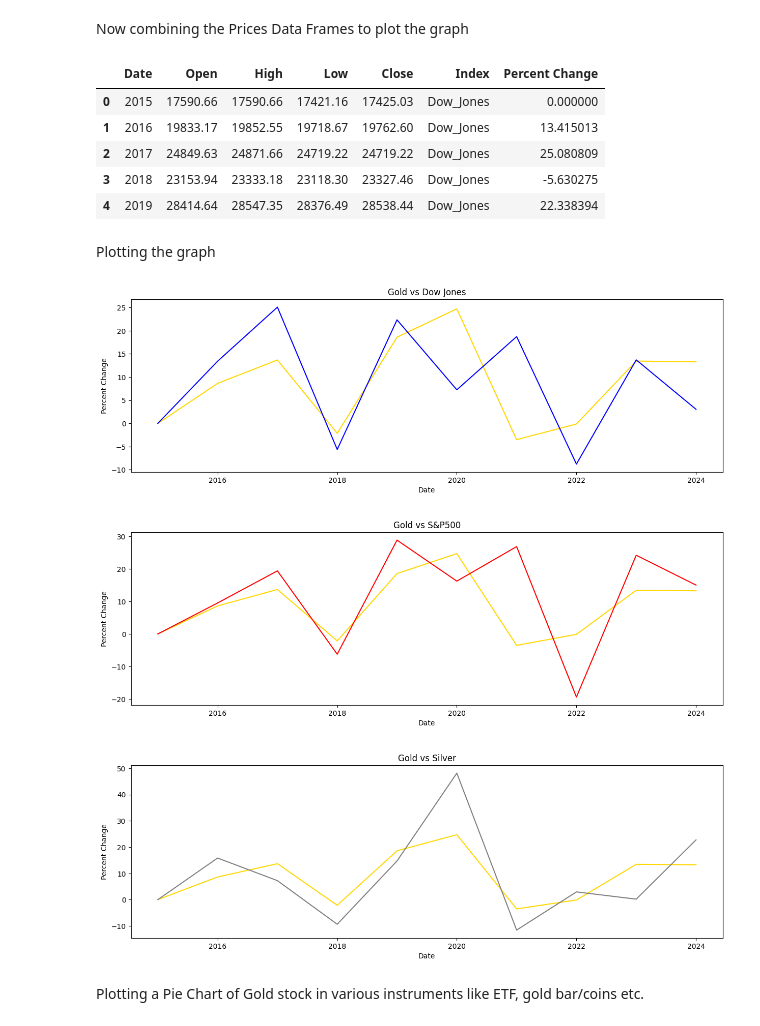
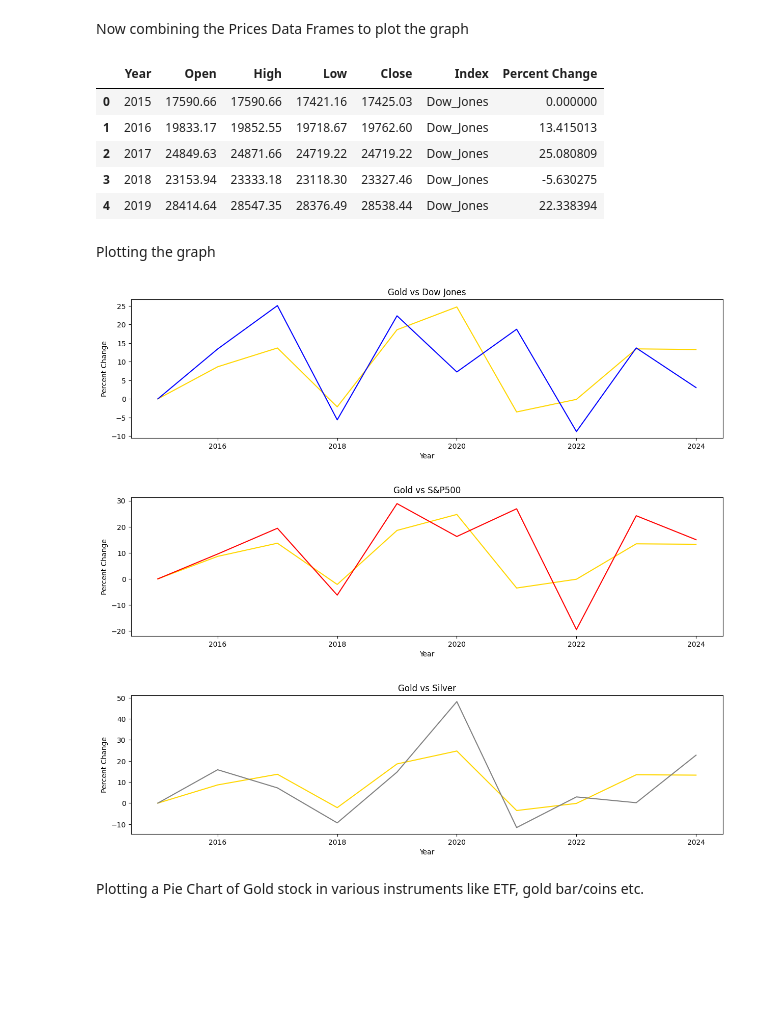
Before and after one commit to akash0214/Gold_Analysis, a Jupyter notebook: gold_eda.ipynb, the cells around one changed output. Drawn from its saved outputs; the diff is of its cells as text; code cells hidden in the pictures; blank space fills up the shorter version.

```diff
--- a/gold_eda.ipynb
+++ b/gold_eda.ipynb
@@ -44,6 +44,7 @@ dow_data.set_index('Date', inplace=True)
 dow_data = dow_data.resample('YE').last()   # resampling to year end data only
 dow_data.reset_index(inplace=True)
 dow_data['Date'] = dow_data['Date'].dt.year
+dow_data = dow_data.rename(columns={'Date': 'Year'})
 # Assigning the data into Data Frame
 dow_df = pd.DataFrame(dow_data)
 dow_df['Index'] = 'Dow_Jones'
@@ -68,6 +69,7 @@ snp_data.set_index('Date', inplace=True)
 snp_data = snp_data.resample('YE').last()   # Resampling data to end of year data only
 snp_data.reset_index(inplace=True)
 snp_data['Date'] = snp_data['Date'].dt.year
+snp_data = snp_data.rename(columns={'Date': 'Year'})
 # Assigning the data into Data Frame
 snp_df = pd.DataFrame(snp_data)
 snp_df['Index'] = 'S&P_500'
@@ -93,6 +95,7 @@ gold_price_data.reset_index(inplace=True)
 gold_price_data['Date'] = gold_price_data['Date'].dt.year
 gold_price_data = gold_price_data.rename(columns={'Close/Last': 'Close'})
 gold_price_data = gold_price_data[gold_price_data['Date'] >= 2015]
+gold_price_data = gold_price_data.rename(columns={'Date': 'Year'})
 # Assigning data into Data Frame
 price_gold_df = pd.DataFrame(gold_price_data)
 price_gold_df['Index'] = 'Gold'
@@ -118,10 +121,11 @@ silver_price_data = silver_price_data.resample('YE').last()
 silver_price_data.reset_index(inplace=True)
 silver_price_data = silver_price_data[silver_price_data['Date'].dt.year >= 2015]
 silver_price_data['Date'] = silver_price_data['Date'].dt.year
+silver_price_data = silver_price_data.rename(columns={'Date': 'Year'})
 # Assigning data into the Data Frame
 price_silver_df = pd.DataFrame(silver_price_data)
 price_silver_df['Index'] = 'Silver'
 price_silver_df['Percent Change'] = price_silver_df['Close'].pct_change()*100
 price_silver_df['Percent Change'] = price_silver_df['Percent Change'].fillna(0)
-price_silver_df.head(20)
+price_silver_df.head()
 # %% [output]
@@ -143,7 +142,7 @@ combined_df = pd.concat([dow_df, snp_df, price_silver_df, price_gold_df])
 combined_df.drop('Volume', axis=1, inplace=True)    # Dropping Volume as it is giving NaN values
 combined_df.head()
 # %% [output]
-|  | Date | Open | High | Low | Close | Index | Percent Change |
+|  | Year | Open | High | Low | Close | Index | Percent Change |
 | 0 | 2015 | 17590.66 | 17590.66 | 17421.16 | 17425.03 | Dow_Jones | 0.000000 |
 | 1 | 2016 | 19833.17 | 19852.55 | 19718.67 | 19762.60 | Dow_Jones | 13.415013 |
 | 2 | 2017 | 24849.63 | 24871.66 | 24719.22 | 24719.22 | Dow_Jones | 25.080809 |
@@ -152,31 +151,31 @@ combined_df.head()
 # %% [markdown]
 Plotting the graph
 # %%
-plt.figure(figsize=(15,15))
+plt.figure(figsize=(15,12))
 
 plt.subplot(3,1,1)
-sns.lineplot(data=price_gold_df, y='Percent Change', x='Date', color='gold')
-sns.lineplot(data=dow_df, x='Date', y='Percent Change', color='blue')
+sns.lineplot(data=price_gold_df, y='Percent Change', x='Year', color='gold')
+sns.lineplot(data=dow_df, x='Year', y='Percent Change', color='blue')
 plt.title('Gold vs Dow Jones')
 plt.show()
 
-plt.figure(figsize=(15,15))
+plt.figure(figsize=(15,12))
 plt.subplot(3,1,2)
-sns.lineplot(data=price_gold_df, y='Percent Change', x='Date', color='gold')
-sns.lineplot(data=snp_df, x='Date', y='Percent Change', color='red')
+sns.lineplot(data=price_gold_df, y='Percent Change', x='Year', color='gold')
+sns.lineplot(data=snp_df, x='Year', y='Percent Change', color='red')
 plt.title('Gold vs S&P500')
 plt.show()
 
-plt.figure(figsize=(15,15))
+plt.figure(figsize=(15,12))
 plt.subplot(3,1,2)
-sns.lineplot(data=price_gold_df, y='Percent Change', x='Date', color='gold')
-sns.lineplot(data=price_silver_df, x='Date', y='Percent Change', color='grey')
+sns.lineplot(data=price_gold_df, y='Percent Change', x='Year', color='gold')
+sns.lineplot(data=price_silver_df, x='Year', y='Percent Change', color='grey')
 plt.title('Gold vs Silver')
 plt.show()
 # %% [output]
-[figure, old version]
+[figure, new version]
-[figure, old version]
+[figure, new version]
-[figure, old version]
+[figure, new version]
 # %% [markdown]
 Plotting a Pie Chart of Gold stock in various instruments like ETF, gold bar/coins etc.
 # %%
```
Also changed, not shown: parts of 8 cells of this notebook.
